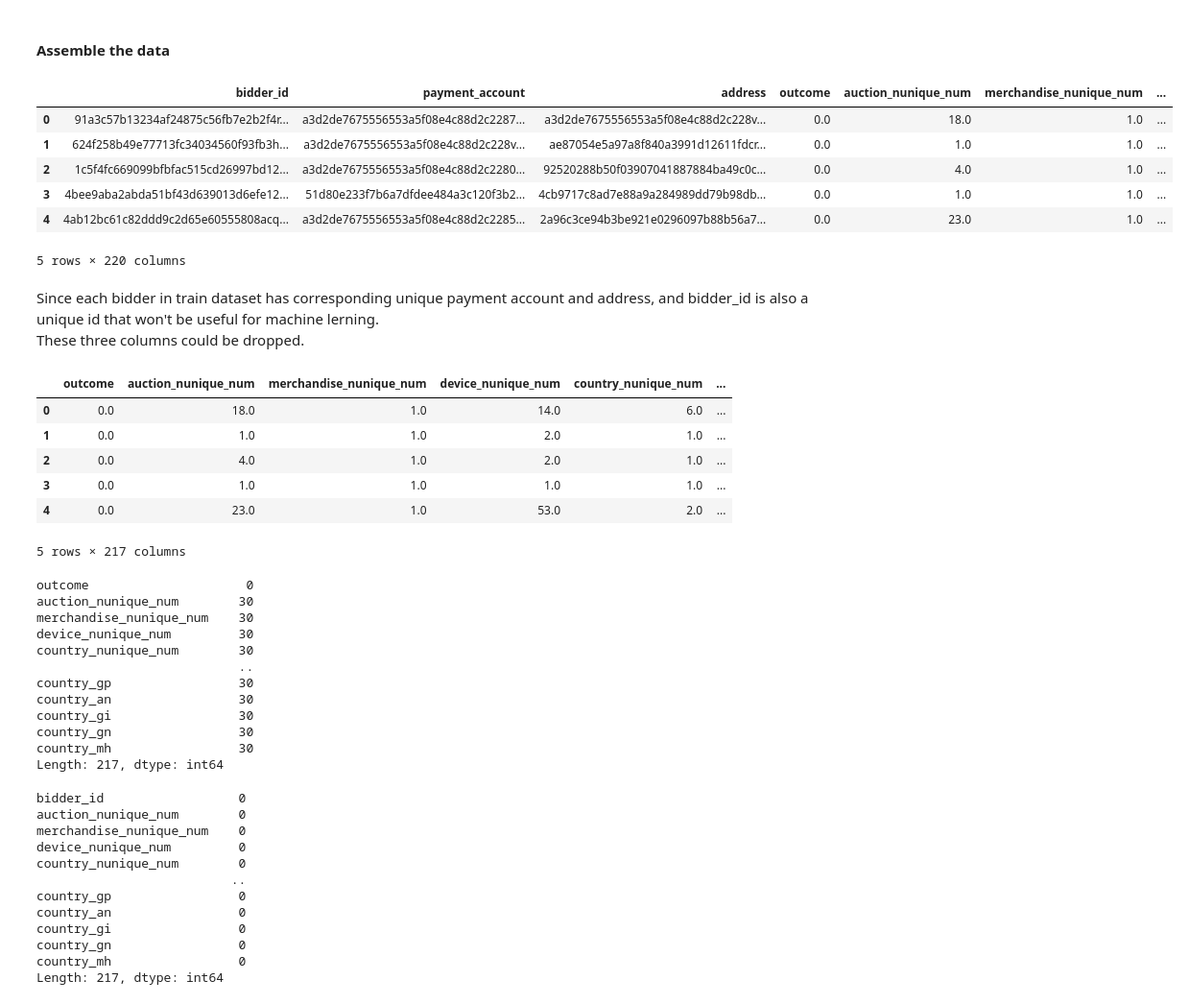
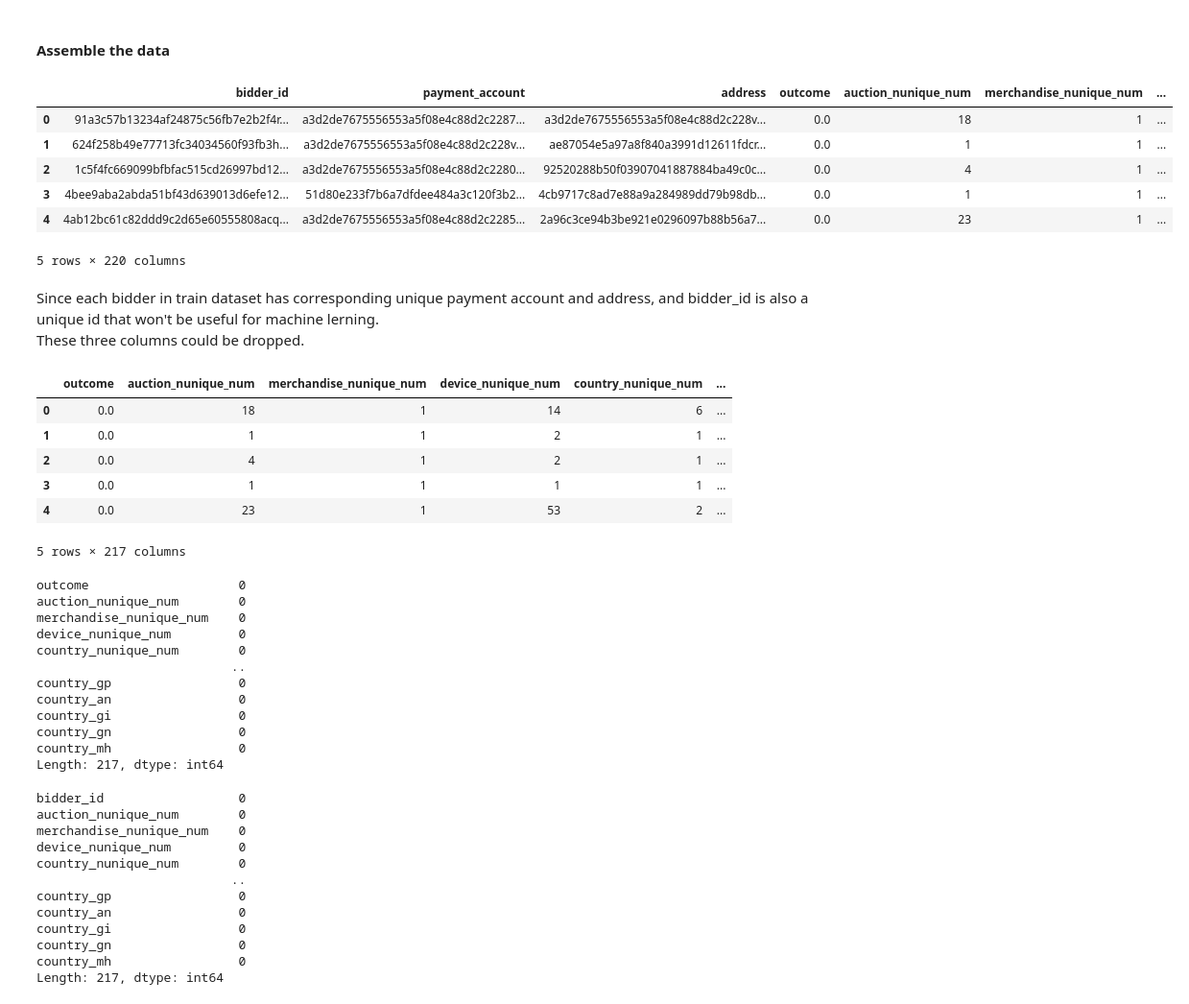
Before and after one commit to Marwan-Takrouri/Human-or-Robot-Facebook-Kaggle, a Jupyter notebook: Modeling.ipynb, the cells around one changed output. Shown: that part at 96% size. Saved outputs shown, nothing was run; the diff lists cells and outputs as text; code cells hidden in the pictures.

```diff
--- a/Modeling.ipynb
+++ b/Modeling.ipynb
@@ -11,19 +13,19 @@ from imblearn.ensemble import BalancedRandomForestClassifier
 # %%
 bidders = pd.read_csv("./Resources/bidders.csv")
 country_merch = pd.read_csv("./Resources/bidders_count_merch.csv")
 train = pd.read_csv("./Resources/train.csv")
 
 bidders = bidders.merge(country_merch, right_index=True, left_index=True)
 
-merged_bidders = train.merge(bidders, how= "left", on="bidder_id")
+merged_bidders = train.merge(bidders, how= "right", on="bidder_id")
 merged_bidders.head()
 # %% [output]
 |  | bidder_id | payment_account | address | outcome | auction_nunique_num | merchandise_nunique_num | ... |
-| 0 | 91a3c57b13234af24875c56fb7e2b2f4r... | a3d2de7675556553a5f08e4c88d2c2287... | a3d2de7675556553a5f08e4c88d2c228v... | 0.0 | 18.0 | 1.0 | ... |
-| 1 | 624f258b49e77713fc34034560f93fb3h... | a3d2de7675556553a5f08e4c88d2c228v... | ae87054e5a97a8f840a3991d12611fdcr... | 0.0 | 1.0 | 1.0 | ... |
-| 2 | 1c5f4fc669099bfbfac515cd26997bd12... | a3d2de7675556553a5f08e4c88d2c2280... | 92520288b50f03907041887884ba49c0c... | 0.0 | 4.0 | 1.0 | ... |
-| 3 | 4bee9aba2abda51bf43d639013d6efe12... | 51d80e233f7b6a7dfdee484a3c120f3b2... | 4cb9717c8ad7e88a9a284989dd79b98db... | 0.0 | 1.0 | 1.0 | ... |
-| 4 | 4ab12bc61c82ddd9c2d65e60555808acq... | a3d2de7675556553a5f08e4c88d2c2285... | 2a96c3ce94b3be921e0296097b88b56a7... | 0.0 | 23.0 | 1.0 | ... |
+| 0 | 91a3c57b13234af24875c56fb7e2b2f4r... | a3d2de7675556553a5f08e4c88d2c2287... | a3d2de7675556553a5f08e4c88d2c228v... | 0.0 | 18 | 1 | ... |
+| 1 | 624f258b49e77713fc34034560f93fb3h... | a3d2de7675556553a5f08e4c88d2c228v... | ae87054e5a97a8f840a3991d12611fdcr... | 0.0 | 1 | 1 | ... |
+| 2 | 1c5f4fc669099bfbfac515cd26997bd12... | a3d2de7675556553a5f08e4c88d2c2280... | 92520288b50f03907041887884ba49c0c... | 0.0 | 4 | 1 | ... |
+| 3 | 4bee9aba2abda51bf43d639013d6efe12... | 51d80e233f7b6a7dfdee484a3c120f3b2... | 4cb9717c8ad7e88a9a284989dd79b98db... | 0.0 | 1 | 1 | ... |
+| 4 | 4ab12bc61c82ddd9c2d65e60555808acq... | a3d2de7675556553a5f08e4c88d2c2285... | 2a96c3ce94b3be921e0296097b88b56a7... | 0.0 | 23 | 1 | ... |
 5 rows × 220 columns
 # %% [markdown]
 Since each bidder in train dataset has corresponding unique payment account and address, and bidder_id is also a unique id that won't be useful for machine lerning. <br>
@@ -33,24 +35,24 @@ merged_bidders = merged_bidders.drop(columns=["bidder_id", "payment_account", "a
 merged_bidders.head()
 # %% [output]
 |  | outcome | auction_nunique_num | merchandise_nunique_num | device_nunique_num | country_nunique_num | ... |
-| 0 | 0.0 | 18.0 | 1.0 | 14.0 | 6.0 | ... |
-| 1 | 0.0 | 1.0 | 1.0 | 2.0 | 1.0 | ... |
-| 2 | 0.0 | 4.0 | 1.0 | 2.0 | 1.0 | ... |
-| 3 | 0.0 | 1.0 | 1.0 | 1.0 | 1.0 | ... |
-| 4 | 0.0 | 23.0 | 1.0 | 53.0 | 2.0 | ... |
+| 0 | 0.0 | 18 | 1 | 14 | 6 | ... |
+| 1 | 0.0 | 1 | 1 | 2 | 1 | ... |
+| 2 | 0.0 | 4 | 1 | 2 | 1 | ... |
+| 3 | 0.0 | 1 | 1 | 1 | 1 | ... |
+| 4 | 0.0 | 23 | 1 | 53 | 2 | ... |
 5 rows × 217 columns
 # %%
 merged_bidders.isnull().sum()
 # %% [output]
-outcome                     0
-auction_nunique_num        30
-merchandise_nunique_num    30
-device_nunique_num         30
-country_nunique_num        30
-                           ..
-country_gp                 30
-country_an                 30
-country_gi                 30
-country_gn                 30
-country_mh                 30
+outcome                    0
+auction_nunique_num        0
+merchandise_nunique_num    0
+device_nunique_num         0
+country_nunique_num        0
+                          ..
+country_gp                 0
+country_an                 0
+country_gi                 0
+country_gn                 0
+country_mh                 0
 Length: 217, dtype: int64
```
Also changed, not shown: parts of 10 cells of this notebook.
